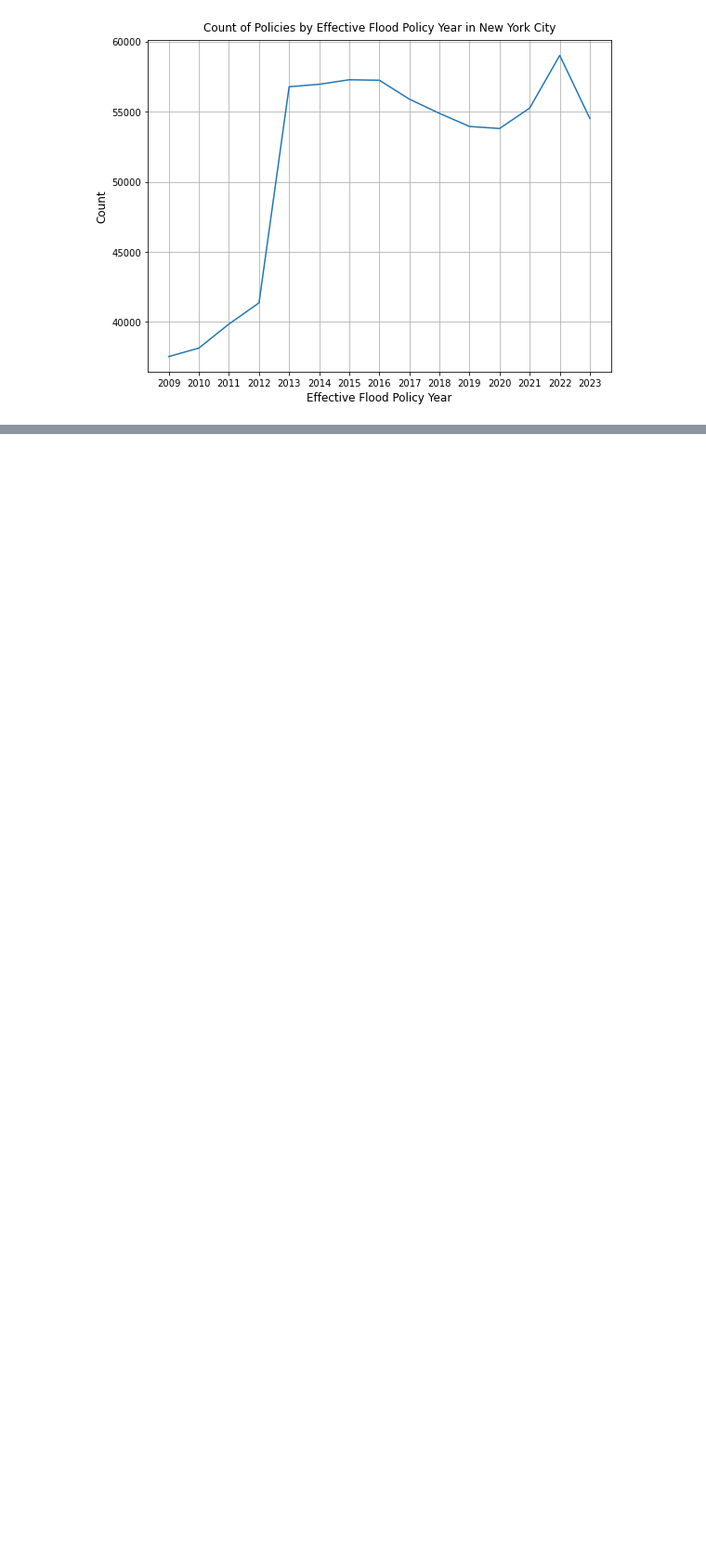
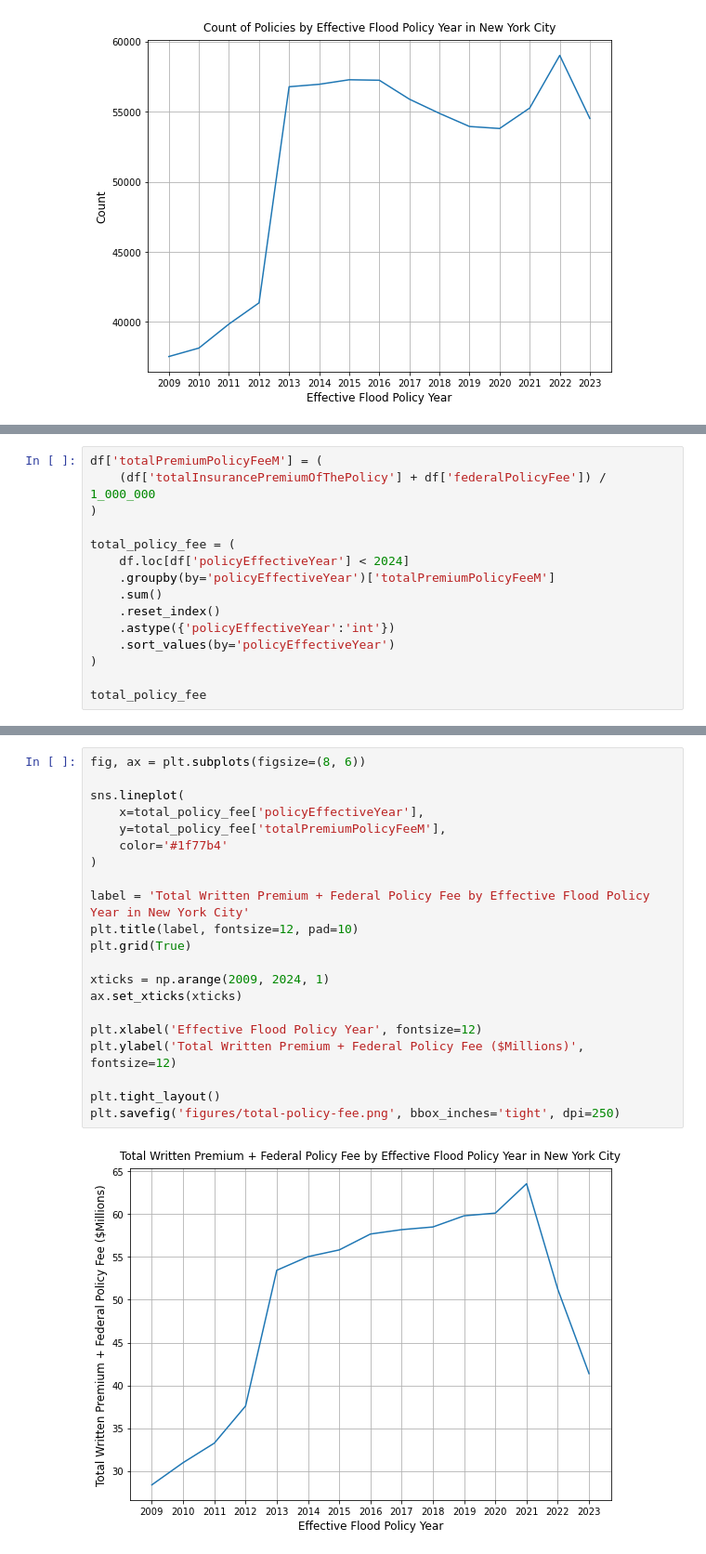
Before and after one commit to mebauer/fema-nfip-nyc, a Jupyter notebook: sample-analysis.ipynb, the cells around one changed output, grey strips where cells are left out. Shown at 93% size. Saved outputs shown, nothing was run; the diff lists cells and outputs as text; blank space fills up the shorter version.

```diff
--- a/sample-analysis.ipynb
+++ b/sample-analysis.ipynb
@@ -280,0 +346,15 @@ plt.savefig('figures/effective-policies.png', bbox_inches='tight', dpi=250)
+# %%
+df['totalPremiumPolicyFeeM'] = (
+    (df['totalInsurancePremiumOfThePolicy'] + df['federalPolicyFee']) / 1_000_000
+)
+
+total_policy_fee = (
+    df.loc[df['policyEffectiveYear'] < 2024]
+    .groupby(by='policyEffectiveYear')['totalPremiumPolicyFeeM']
+    .sum()
+    .reset_index()
+    .astype({'policyEffectiveYear':'int'})
+    .sort_values(by='policyEffectiveYear')
+)
+
+total_policy_fee
@@ -280,0 +378,23 @@ plt.savefig('figures/effective-policies.png', bbox_inches='tight', dpi=250)
+# %%
+fig, ax = plt.subplots(figsize=(8, 6))
+
+sns.lineplot(
+    x=total_policy_fee['policyEffectiveYear'],
+    y=total_policy_fee['totalPremiumPolicyFeeM'],
+    color='#1f77b4'
+)
+
+label = 'Total Written Premium + Federal Policy Fee by Effective Flood Policy Year in New York City'
+plt.title(label, fontsize=12, pad=10)
+plt.grid(True)
+
+xticks = np.arange(2009, 2024, 1)
+ax.set_xticks(xticks)
+
+plt.xlabel('Effective Flood Policy Year', fontsize=12)
+plt.ylabel('Total Written Premium + Federal Policy Fee ($Millions)', fontsize=12)
+
+plt.tight_layout()
+plt.savefig('figures/total-policy-fee.png', bbox_inches='tight', dpi=250)
+# %% [output]
+[figure, added]
```
Also changed, not shown: parts of 5 cells of this notebook, 3 other files.
